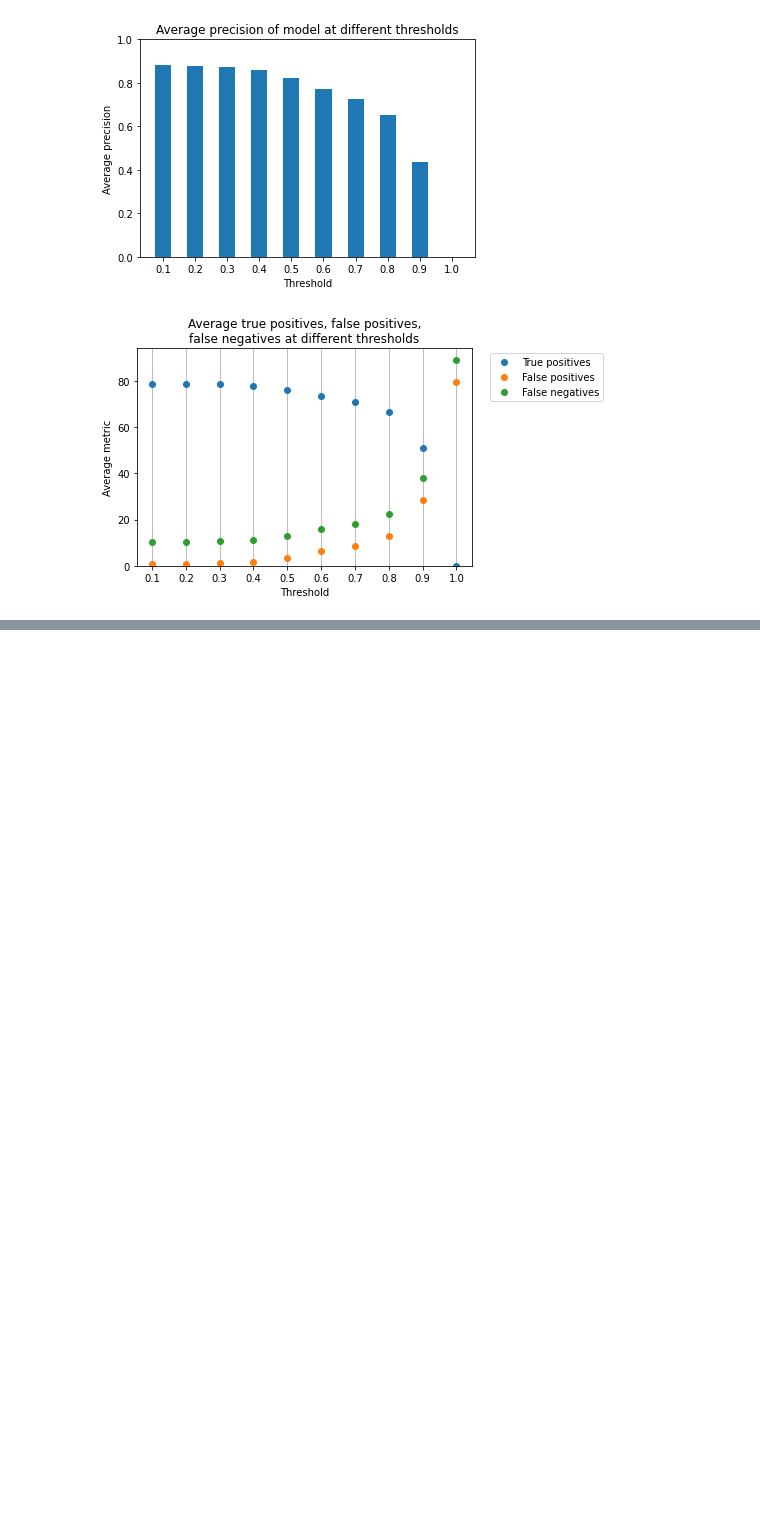
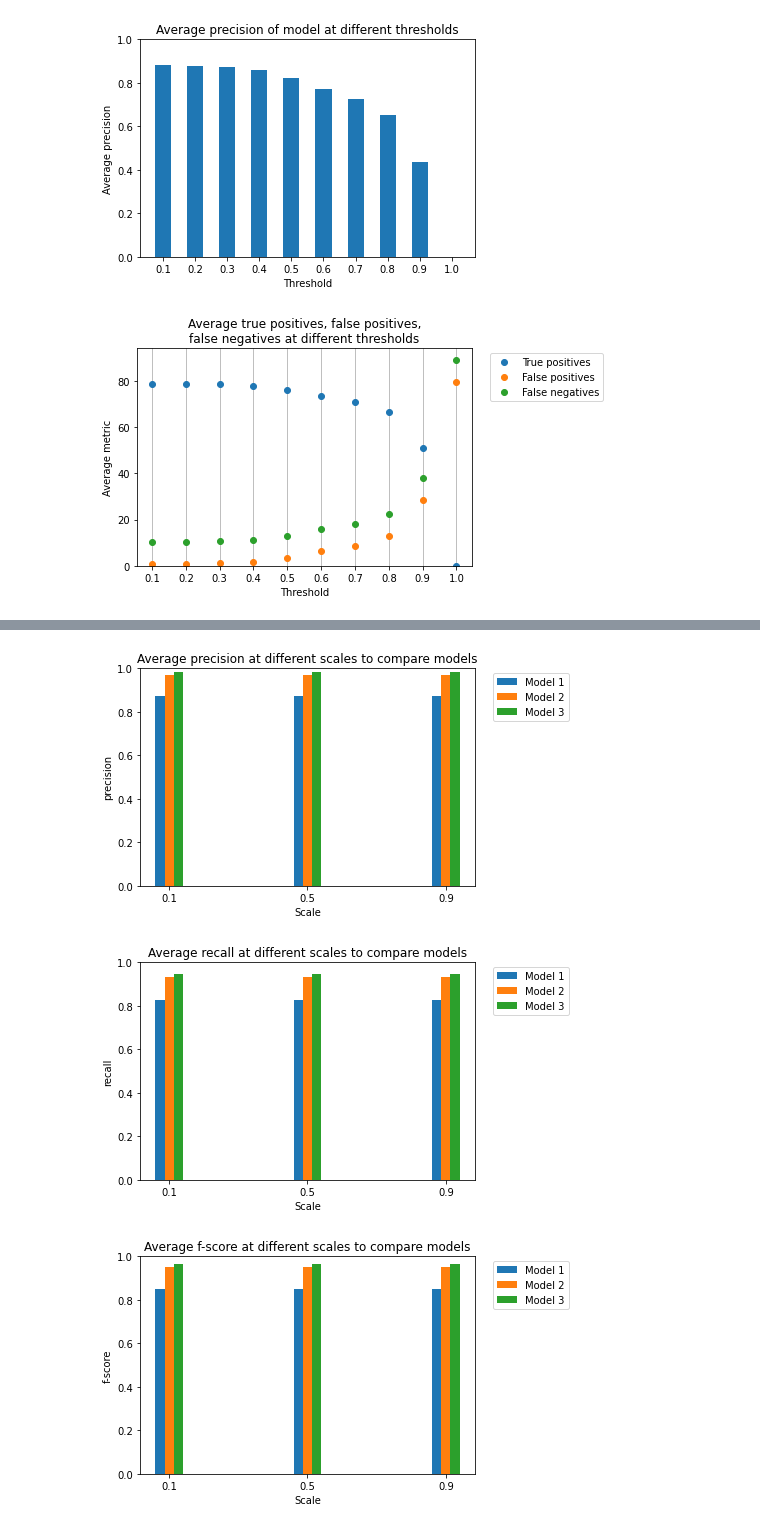
Before and after one commit to rzuberi/cell-SCT, a Jupyter notebook: segmentation/seg_model_evaluation.ipynb, the cells around one changed output, grey strips where cells are left out. Cells and saved outputs as stored; diff of their text form; code cells hidden in the pictures; blank space fills up the shorter version.

```diff
--- a/segmentation/seg_model_evaluation.ipynb
+++ b/segmentation/seg_model_evaluation.ipynb
@@ -139,0 +120,9 @@ print(avg_precision)
+# %%
+#Compare a boundary score (precision, recall or f1) between different models
+display_average_boundary_score_comparison(model_results)
+display_average_boundary_score_comparison(model_results, boundary_score='recall')
+display_average_boundary_score_comparison(model_results, boundary_score='f-score')
+# %% [output]
+[figure, added]
+[figure, added]
+[figure, added]
```
Also changed, not shown: parts of 12 cells of this notebook, 2 other files.
